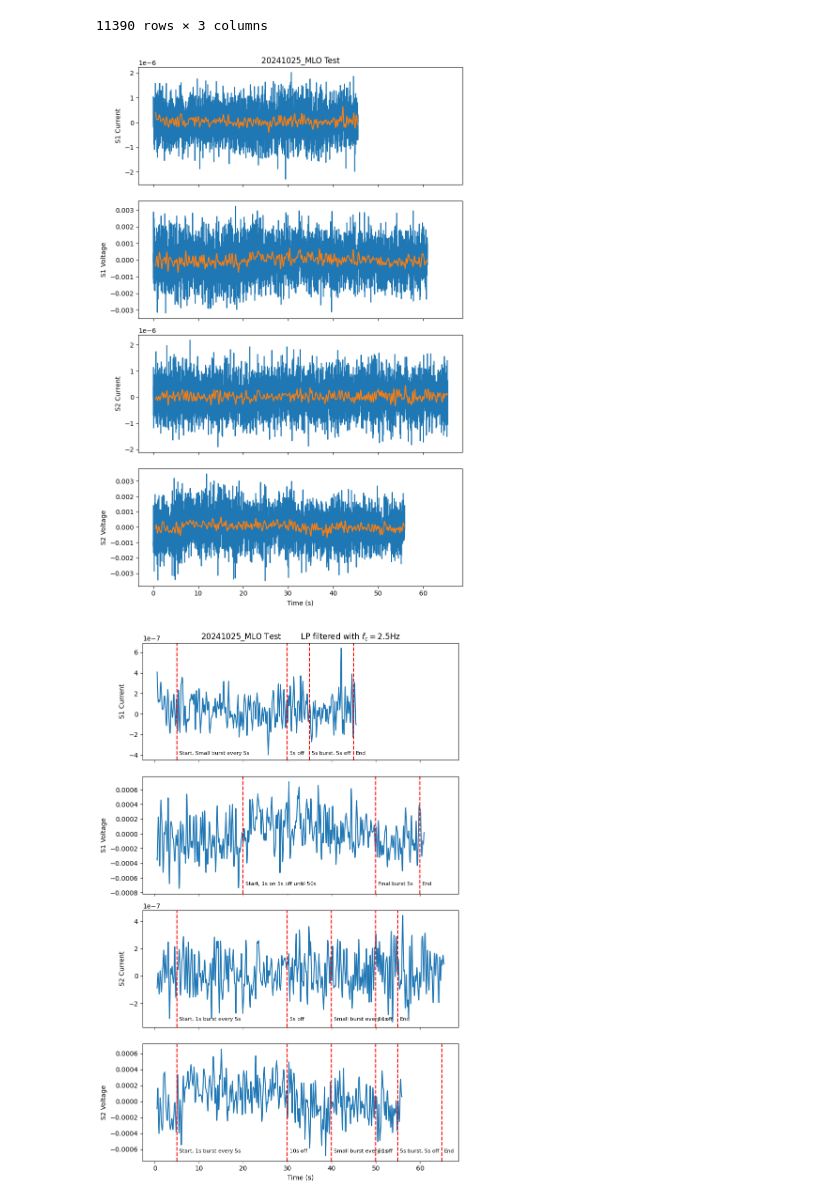
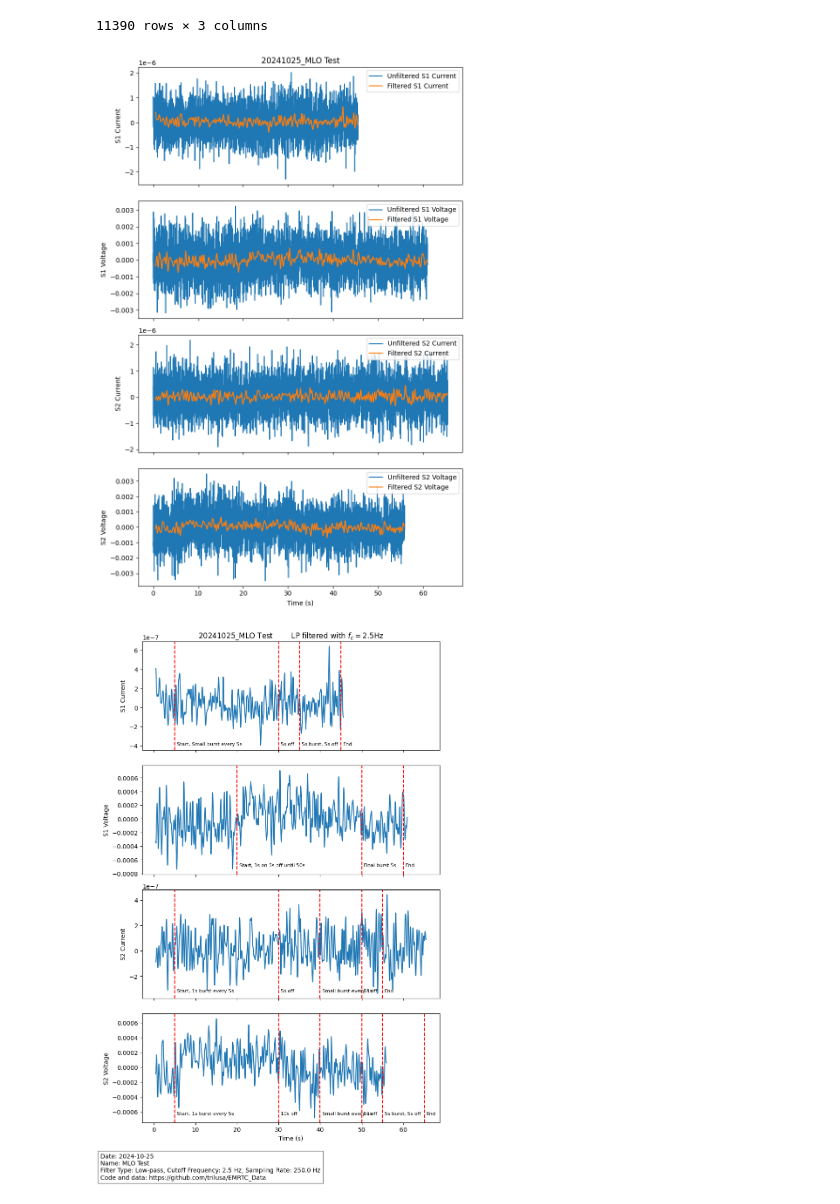
Before and after one commit to trilusa/EMRTC_Data, a Jupyter notebook: EMRTC_Data_analysis.ipynb, the cells around one changed output. Cells and saved outputs as stored; diff of their text form; code cells hidden in the pictures.

Commit message:
fixed legend

```diff
--- a/EMRTC_Data_analysis.ipynb
+++ b/EMRTC_Data_analysis.ipynb
@@ -51,41 +49,51 @@ dfs[0]
 fig, axs = plt.subplots(4, 1, figsize=(8, 12), sharex=True)
 
 for i, df in enumerate(dfs):
-    axs[i].plot(df['Time'], df['A1'], label=titles[i])
+    axs[i].plot(df['Time'], df['A1'], label='Unfiltered '+titles[i])
     axs[i].plot(df['Time'], df['A1_filt'], label='Filtered '+titles[i])
     axs[i].set_ylabel(titles[i])
-    # axs[i].legend()
+    axs[i].legend(loc='upper right')
 
 axs[-1].set_xlabel('Time (s)')
 axs[0].set_title("20241025_MLO Test")
 plt.tight_layout()
 plt.show()
 # %% [output]
-[figure, old version]
+[figure, new version]
 # %%
 
 fig, axs = plt.subplots(4, 1, figsize=(8, 12), sharex=True)
 
 events = [
     [(5, "Start, Small burst every 5s"), (30, "5s off"), (35, "5s burst, 5s off"), (45, "End")], #s1 I
     [(20, "Start, 1s on 5s off until 50s"), (50, "Final burst 5s"), (60, "End")], #s1 V,
     [(5, "Start, 1s burst every 5s"), (30, "5s off"), (40, "Small burst every 1s"), (50, "5s off"), (55, "End")], #s2 I
     [(5, "Start, 1s burst every 5s"), (30, "10s off"), (40, "Small burst every 1s"), (50, "5s off"), (55, "5s burst, 5s off"), (65, "End")], #s2 V
 
 ]
 
 for i, (df, event_list) in enumerate(zip(dfs, events)):
     axs[i].plot(df['Time'], df['A1_filt'], label=titles[i])
     axs[i].set_ylabel(titles[i])
     for time, description in event_list:
         axs[i].axvline(x=time, color='r', linestyle='--')
         axs[i].text(time+.5, axs[i].get_ylim()[0] - axs[i].get_ylim()[0] * 0.2, description, rotation=0, verticalalignment='top', fontsize=8)
 
 axs[-1].set_xlabel('Time (s)')
 axs[0].set_title(f"20241025_MLO Test\t LP filtered with $f_c={cutoff_freq}$Hz")
 # plt.xlim(.5,65.5)
 
+
+# Add metadata as a textbox below the plot
+metadata = f'''Date: 2024-10-25
+Name: MLO Test
+Filter Type: Low-pass, Cutoff Frequency: {cutoff_freq} Hz, Sampling Rate: {sampling_rate} Hz
+Code and data: https://github.com/trilusa/EMRTC_Data'''
+bbox_props = dict(facecolor='white', alpha=0.5)
+fig.subplots_adjust(bottom=.25)  # Adjust bottom space to fit the textbox
+fig.text(0.01, -0.01, metadata, ha='left', va='top', fontsize=10, bbox=bbox_props)
+
 plt.tight_layout()
 plt.show()
 # %% [output]
-[figure, old version]
+[figure, new version]
```
Also changed, not shown: parts of 1 cell of this notebook.
